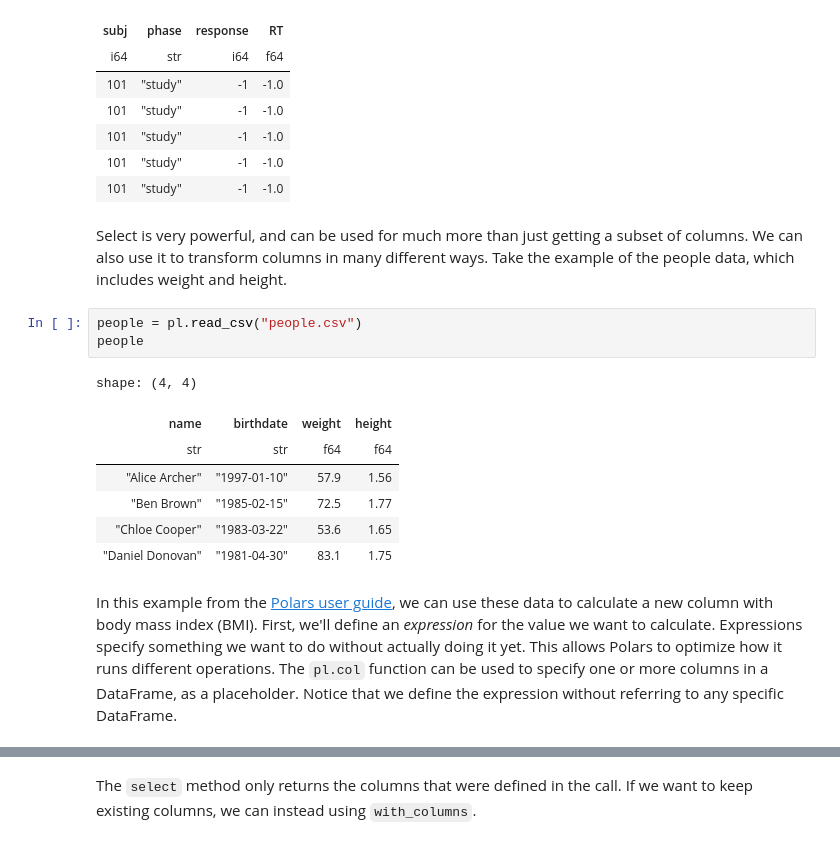
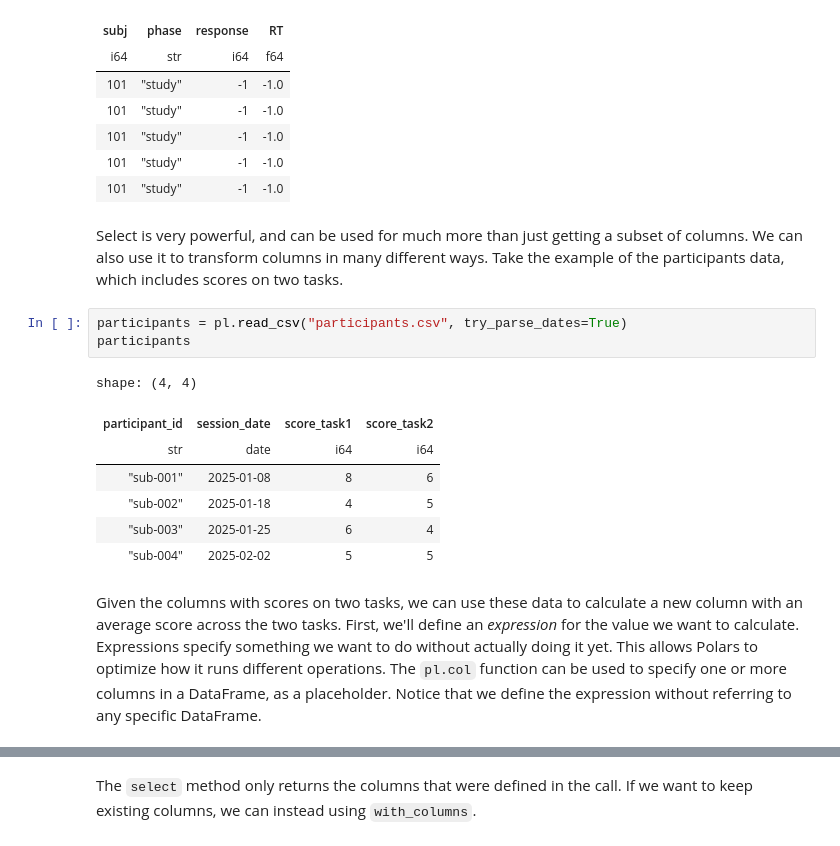
Before and after one commit to mortonne/datascipsych, a Jupyter notebook: chapters/chapter7/data_frames.ipynb, the cells around one changed output, grey strips where cells are left out. Saved outputs shown, nothing was run; the diff lists cells and outputs as text.

```diff
--- a/chapters/chapter7/data_frames.ipynb
+++ b/chapters/chapter7/data_frames.ipynb
@@ -238,18 +238,18 @@ shape: (5, 4)
 | 101 | "study" | -1 | -1.0 |
 | 101 | "study" | -1 | -1.0 |
 # %% [markdown]
-Select is very powerful, and can be used for much more than just getting a subset of columns. We can also use it to transform columns in many different ways. Take the example of the people data, which includes weight and height.
+Select is very powerful, and can be used for much more than just getting a subset of columns. We can also use it to transform columns in many different ways. Take the example of the participants data, which includes scores on two tasks.
 # %%
-people = pl.read_csv("people.csv")
-people
+participants = pl.read_csv("participants.csv", try_parse_dates=True)
+participants
 # %% [output]
 shape: (4, 4)
-| name | birthdate | weight | height |
-| str | str | f64 | f64 |
-| "Alice Archer" | "1997-01-10" | 57.9 | 1.56 |
-| "Ben Brown" | "1985-02-15" | 72.5 | 1.77 |
-| "Chloe Cooper" | "1983-03-22" | 53.6 | 1.65 |
-| "Daniel Donovan" | "1981-04-30" | 83.1 | 1.75 |
+| participant_id | session_date | score_task1 | score_task2 |
+| str | date | i64 | i64 |
+| "sub-001" | 2025-01-08 | 8 | 6 |
+| "sub-002" | 2025-01-18 | 4 | 5 |
+| "sub-003" | 2025-01-25 | 6 | 4 |
+| "sub-004" | 2025-02-02 | 5 | 5 |
 # %% [markdown]
-In this example from the [Polars user guide](https://docs.pola.rs/user-guide/concepts/expressions-and-contexts/#select), we can use these data to calculate a new column with body mass index (BMI). First, we'll define an *expression* for the value we want to calculate. Expressions specify something we want to do without actually doing it yet. This allows Polars to optimize how it runs different operations. The `pl.col` function can be used to specify one or more columns in a DataFrame, as a placeholder. Notice that we define the expression without referring to any specific DataFrame.
+Given the columns with scores on two tasks, we can use these data to calculate a new column with an average score across the two tasks. First, we'll define an *expression* for the value we want to calculate. Expressions specify something we want to do without actually doing it yet. This allows Polars to optimize how it runs different operations. The `pl.col` function can be used to specify one or more columns in a DataFrame, as a placeholder. Notice that we define the expression without referring to any specific DataFrame.
 # %%
```
Also changed, not shown: parts of 18 cells of this notebook, 4 other files.
